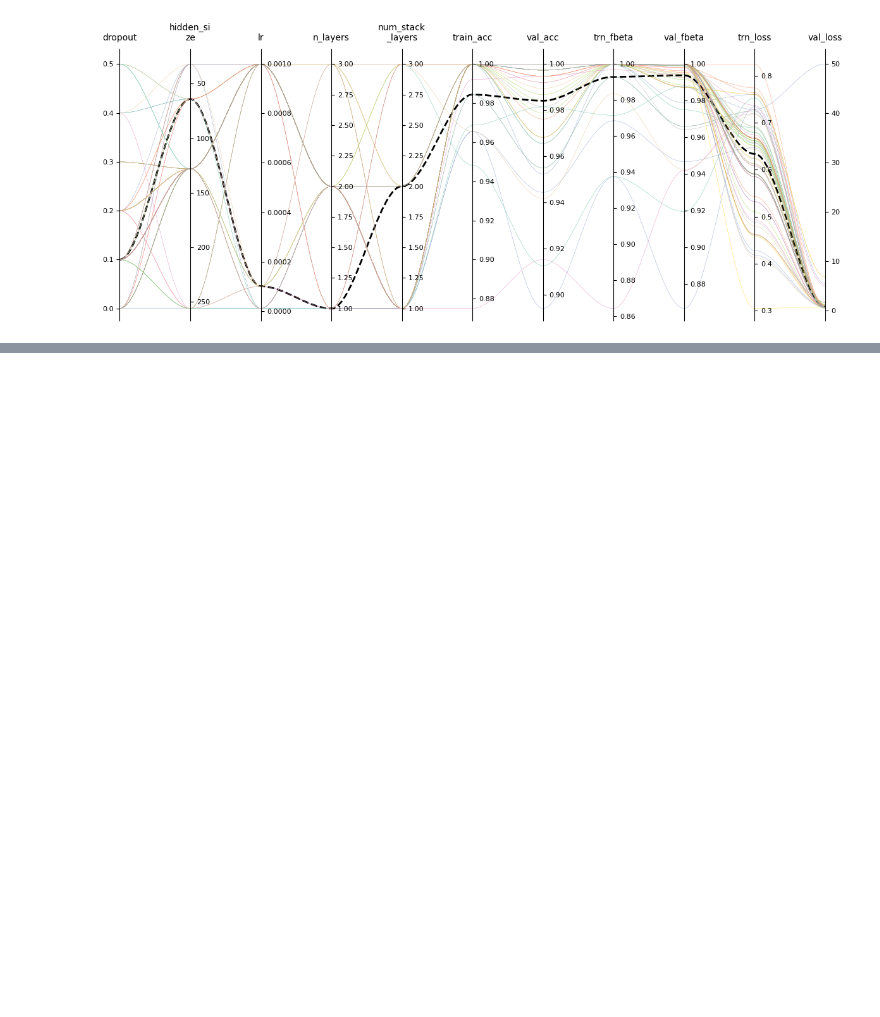
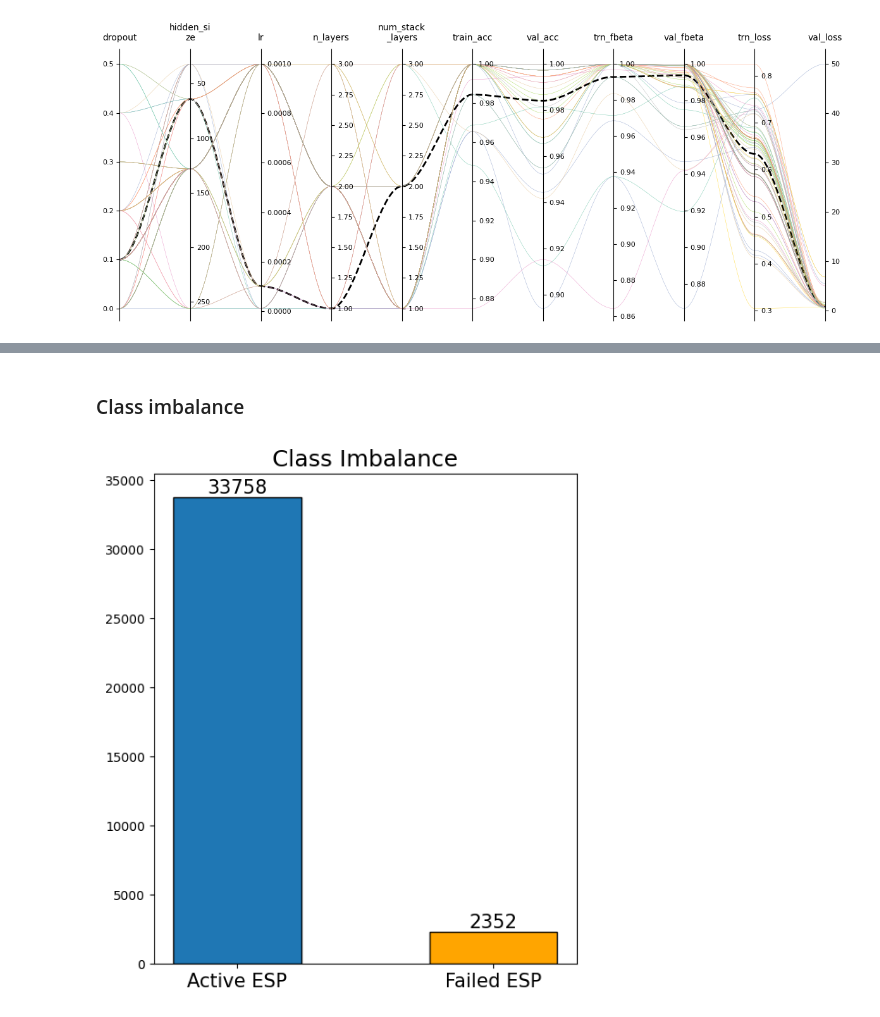
Before and after one commit to EnthusiasticTeslim/JTK-Challenge, a Jupyter notebook: notebooks/view_results.ipynb, the cells around one changed output, grey strips where cells are left out. Saved outputs shown, nothing was run; the diff lists cells and outputs as text; code cells hidden in the pictures; blank space fills up the shorter version.

```diff
--- a/notebooks/view_results.ipynb
+++ b/notebooks/view_results.ipynb
@@ -110,0 +240,19 @@ plt.show()
+# %% [markdown]
+### Class imbalance
+# %%
+active_wells = len(glob(f"{DAILY_OUTPUT_FOLDER}_{SLIDE_N}/*_AC.npz"))
+fail_esp_wells = len(glob(f"{DAILY_OUTPUT_FOLDER}_{SLIDE_N}/*_PF.npz"))
+
+
+fig,ax = plt.subplots(figsize=(6,7))
+fs=18
+p = ax.bar(["Active ESP","Failed ESP"],[active_wells, fail_esp_wells],width=0.5,
+           color=["C0","orange"],ec="k")
+ax.bar_label(p, label_type='edge', fontsize=fs-3)
+ax.set_title("Class Imbalance", fontsize=fs)
+for item in ([ax.xaxis.label] + ax.get_xticklabels()):
+    item.set_fontsize(fs-3)
+plt.savefig("images/class_imbalance.png", dpi=200, facecolor="w", edgecolor="none",bbox_inches="tight")
+plt.show()
+# %% [output]
+[figure, added]
```
Also changed, not shown: parts of 12 cells of this notebook, 2 other files.
